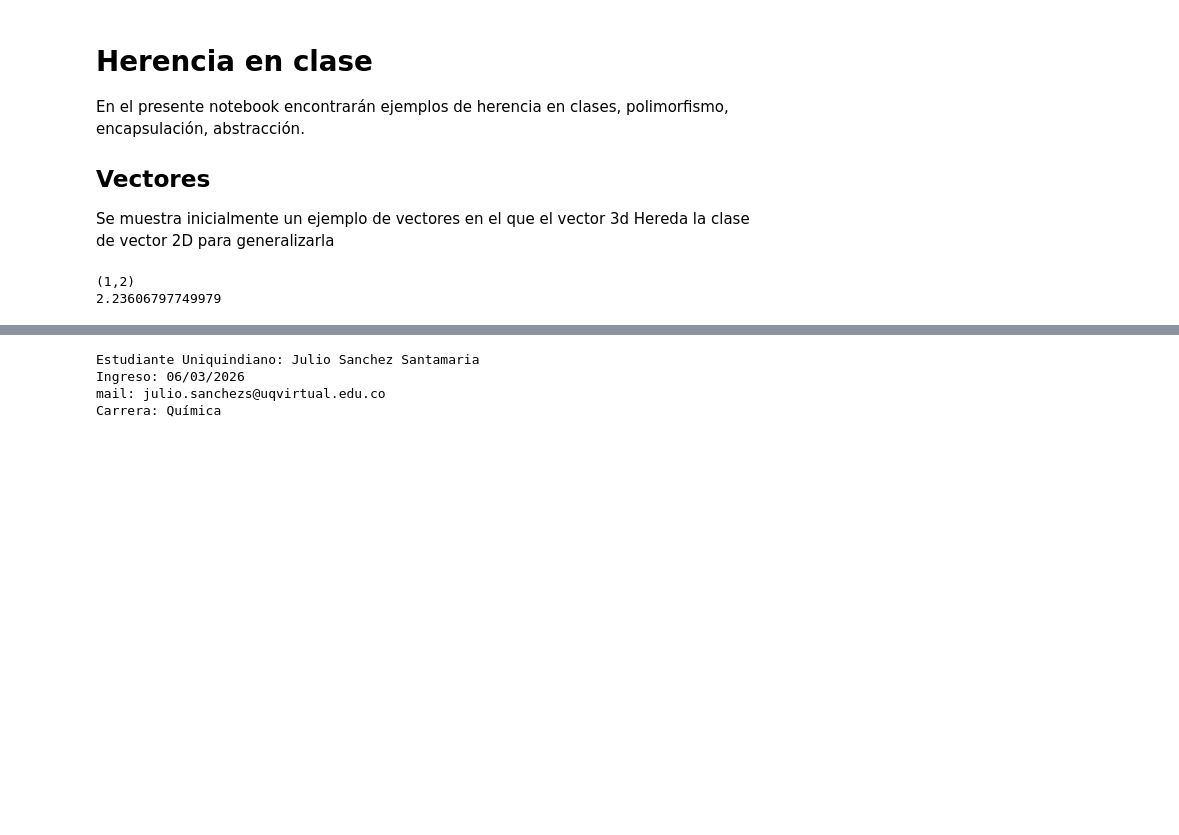
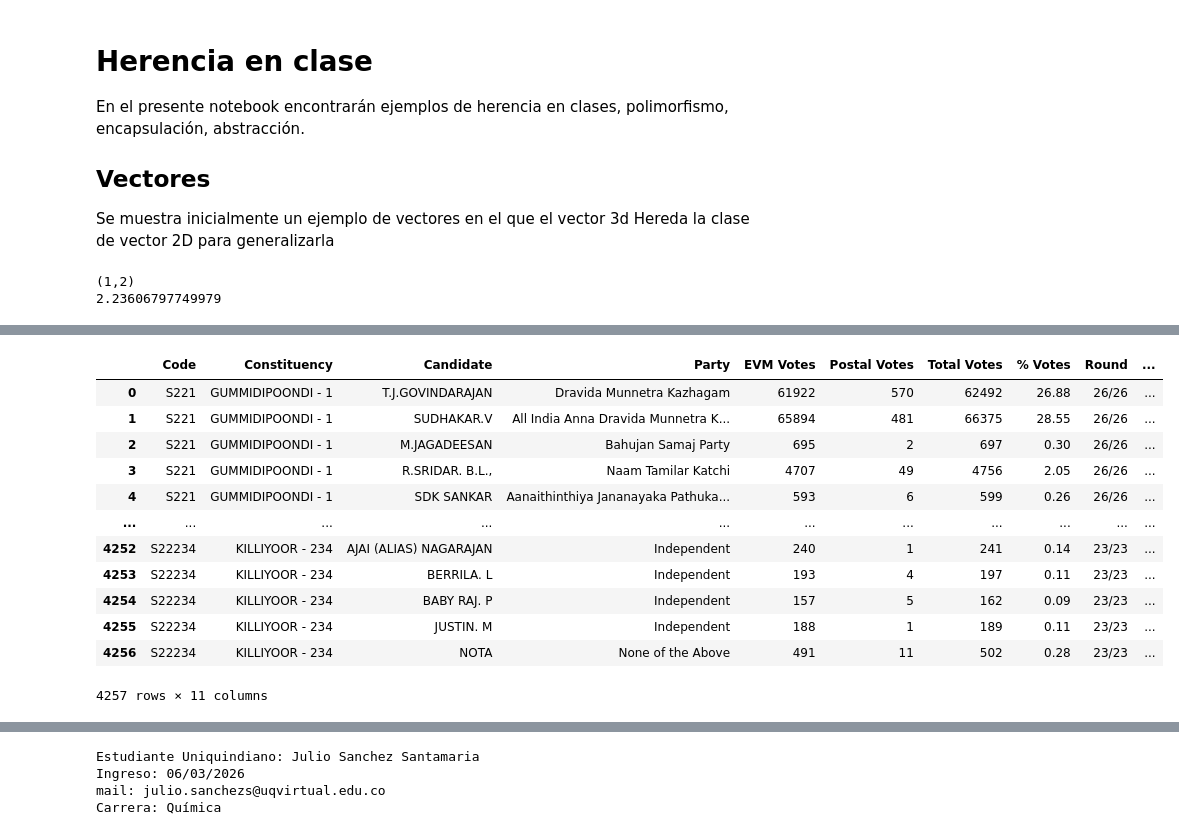
Before and after one commit to Santiago-Echeverri-Arteaga/Programacion, a Jupyter notebook: Codigos/20_21_Revisando_Clases.ipynb, the cells around one changed output, grey strips where cells are left out. Cells and saved outputs as stored; diff of their text form; code cells hidden in the pictures; blank space fills up the shorter version.

```diff
--- a/Codigos/20_21_Revisando_Clases.ipynb
+++ b/Codigos/20_21_Revisando_Clases.ipynb
@@ -39,0 +123,17 @@ print(v2.magnitud())
+# %%
+import pandas as pd
+pd.read_csv("resultElections.csv")
+# %% [output]
+|  | Code | Constituency | Candidate | Party | EVM Votes | Postal Votes | Total Votes | % Votes | Round | ... |
+| 0 | S221 | GUMMIDIPOONDI - 1 | T.J.GOVINDARAJAN | Dravida Munnetra Kazhagam | 61922 | 570 | 62492 | 26.88 | 26/26 | ... |
+| 1 | S221 | GUMMIDIPOONDI - 1 | SUDHAKAR.V | All India Anna Dravida Munnetra K... | 65894 | 481 | 66375 | 28.55 | 26/26 | ... |
+| 2 | S221 | GUMMIDIPOONDI - 1 | M.JAGADEESAN | Bahujan Samaj Party | 695 | 2 | 697 | 0.30 | 26/26 | ... |
+| 3 | S221 | GUMMIDIPOONDI - 1 | R.SRIDAR. B.L., | Naam Tamilar Katchi | 4707 | 49 | 4756 | 2.05 | 26/26 | ... |
+| 4 | S221 | GUMMIDIPOONDI - 1 | SDK SANKAR | Aanaithinthiya Jananayaka Pathuka... | 593 | 6 | 599 | 0.26 | 26/26 | ... |
+| ... | ... | ... | ... | ... | ... | ... | ... | ... | ... | ... |
+| 4252 | S22234 | KILLIYOOR - 234 | AJAI (ALIAS) NAGARAJAN | Independent | 240 | 1 | 241 | 0.14 | 23/23 | ... |
+| 4253 | S22234 | KILLIYOOR - 234 | BERRILA. L | Independent | 193 | 4 | 197 | 0.11 | 23/23 | ... |
+| 4254 | S22234 | KILLIYOOR - 234 | BABY RAJ. P | Independent | 157 | 5 | 162 | 0.09 | 23/23 | ... |
+| 4255 | S22234 | KILLIYOOR - 234 | JUSTIN. M | Independent | 188 | 1 | 189 | 0.11 | 23/23 | ... |
+| 4256 | S22234 | KILLIYOOR - 234 | NOTA | None of the Above | 491 | 11 | 502 | 0.28 | 23/23 | ... |
+4257 rows × 11 columns
```
Also changed, not shown: parts of 17 cells of this notebook, 13 other files.
